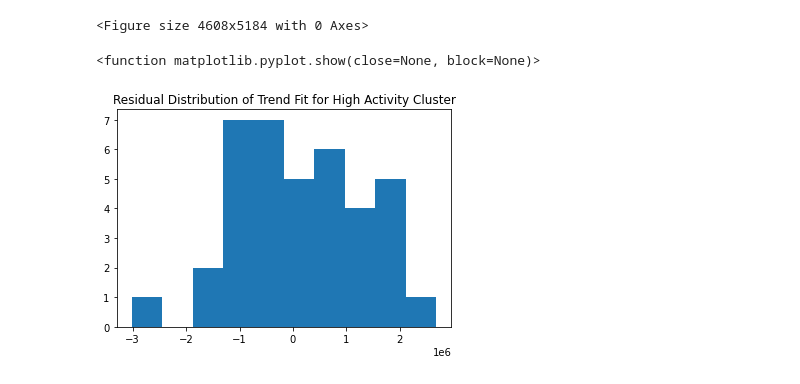
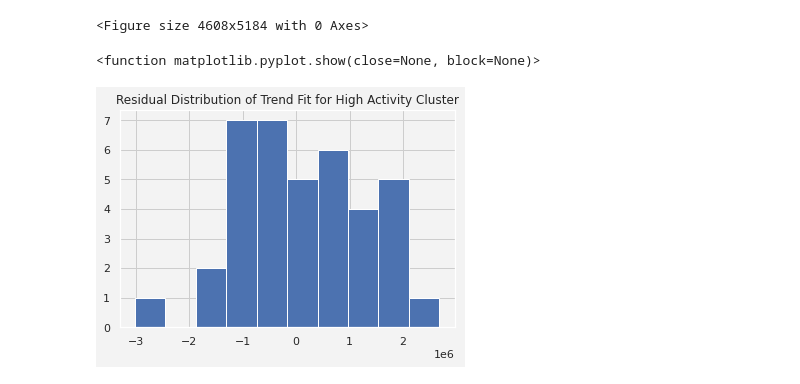
Before and after one commit to evan-kiolbassa/citibike, a Jupyter notebook: EDA/Inventory Descriptive Time Series.ipynb, the cells around one changed output. Drawn from its saved outputs; the diff is of its cells as text; code cells hidden in the pictures.

Commit message:
Updated Residual plot color

```diff
--- a/EDA/Inventory Descriptive Time Series.ipynb
+++ b/EDA/Inventory Descriptive Time Series.ipynb
@@ -65,6 +65,8 @@ plt.show()
 # %% [output]
 [figure]
 # %%
+colors = ["#263571", '#ea2029', '#39a2e1']
+sns.set(rc={'axes.facecolor':'#f3f3f3', 'figure.facecolor':'#f3f3f3', 'grid.color': '#cdcdcd'})
 plt.hist(clust_0.resid)
 plt.title('Residual Distribution of Trend Fit for Low Activity Cluster')
 plt.show
@@ -103,6 +105,8 @@ plt.show()
 [figure]
 <Figure size 4608x5184 with 0 Axes>
 # %%
+colors = ["#263571", '#ea2029', '#39a2e1']
+sns.set(rc={'axes.facecolor':'#f3f3f3', 'figure.facecolor':'#f3f3f3', 'grid.color': '#cdcdcd'})
 plt.hist(clust_1.resid)
 plt.title('Residual Distribution of Trend Fit for Medium Activity Cluster')
 plt.show
@@ -141,9 +145,11 @@ plt.show()
 [figure]
 <Figure size 4608x5184 with 0 Axes>
 # %%
+colors = ["#263571", '#ea2029', '#39a2e1']
+sns.set(rc={'axes.facecolor':'#f3f3f3', 'figure.facecolor':'#f3f3f3', 'grid.color': '#cdcdcd'})
 plt.hist(clust_1.resid)
 plt.title('Residual Distribution of Trend Fit for High Activity Cluster')
 plt.show
 # %% [output]
 <function matplotlib.pyplot.show(close=None, block=None)>
-[figure, old version]
+[figure, new version]
```
Also changed, not shown: parts of 2 cells of this notebook.
